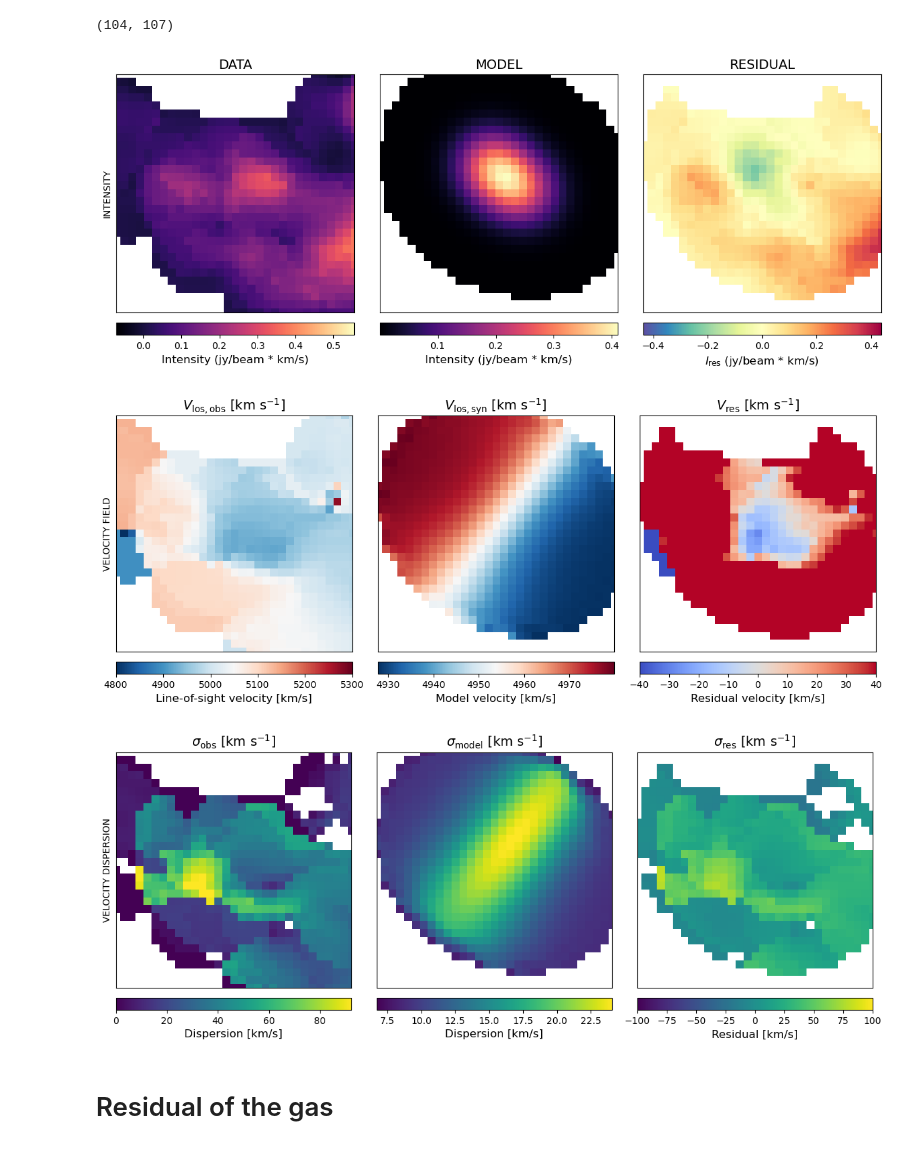
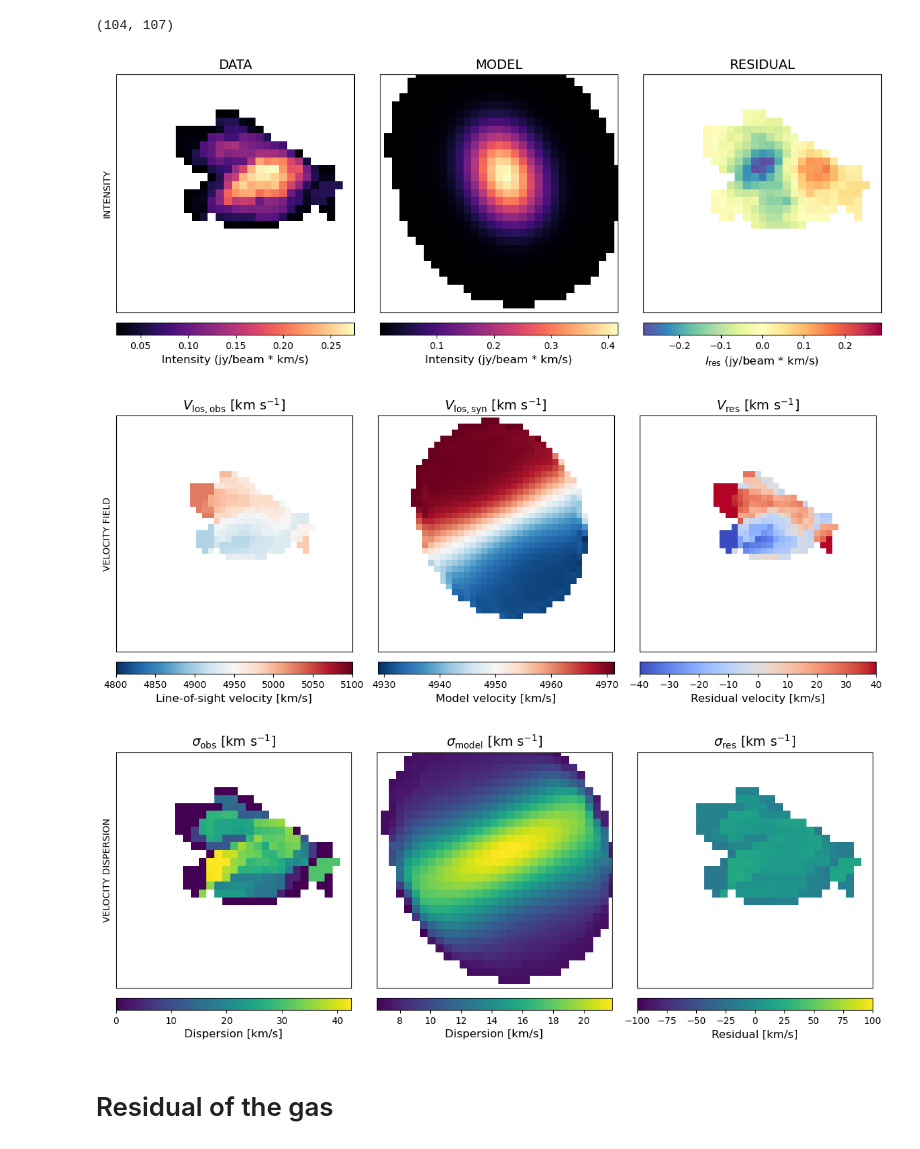
Before and after one commit to AnyelTars/Arp86-Galaxy-System, a Jupyter notebook: USNOA2-1125-19940303/arp86-3_bbaraolo_model.ipynb, the cells around one changed output. Cells and saved outputs as stored; diff of their text form; code cells hidden in the pictures.

```diff
--- a/USNOA2-1125-19940303/arp86-3_bbaraolo_model.ipynb
+++ b/USNOA2-1125-19940303/arp86-3_bbaraolo_model.ipynb
@@ -16,20 +16,20 @@ cube='arp86-3_cube.fits'
 header = fits.getheader(directory+cube)
 data = fits.getdata(directory+cube)
 #data moment0
-data_mom0 = fits.getdata(directory+"output11/SoFiA_J234703.61+292835.6/maps/SoFiA_J234703.61+292835.6_0mom.fits")
-header_mom0 = fits.getheader(directory+"output11/SoFiA_J234703.61+292835.6/maps/SoFiA_J234703.61+292835.6_0mom.fits")
+data_mom0 = fits.getdata(directory+"output/SoFiA_J234703.61+292835.6/maps/SoFiA_J234703.61+292835.6_0mom.fits")
+header_mom0 = fits.getheader(directory+"output/SoFiA_J234703.61+292835.6/maps/SoFiA_J234703.61+292835.6_0mom.fits")
 #data moment1
-data_mom1 = fits.getdata(directory+"output11/SoFiA_J234703.61+292835.6/maps/SoFiA_J234703.61+292835.6_1mom.fits")
+data_mom1 = fits.getdata(directory+"output/SoFiA_J234703.61+292835.6/maps/SoFiA_J234703.61+292835.6_1mom.fits")
 #data moment2
-data_mom2 = fits.getdata(directory+"output11/SoFiA_J234703.61+292835.6/maps/SoFiA_J234703.61+292835.6_2mom.fits")
+data_mom2 = fits.getdata(directory+"output/SoFiA_J234703.61+292835.6/maps/SoFiA_J234703.61+292835.6_2mom.fits")
 #data model
-data_model = fits.getdata(directory+"output11/SoFiA_J234703.61+292835.6/SoFiA_J234703.61+292835.6mod_azim.fits")
+data_model = fits.getdata(directory+"output/SoFiA_J234703.61+292835.6/SoFiA_J234703.61+292835.6mod_azim.fits")
 #moment 0 of the model
-data_model_mom0 = fits.getdata(directory+"output11/SoFiA_J234703.61+292835.6/maps/SoFiA_J234703.61+292835.6mod_0mom_azim.fits")
+data_model_mom0 = fits.getdata(directory+"output/SoFiA_J234703.61+292835.6/maps/SoFiA_J234703.61+292835.6mod_0mom_azim.fits")
 #moment 1 of the model
-data_model_mom1 = fits.getdata(directory+"output11/SoFiA_J234703.61+292835.6/maps/SoFiA_J234703.61+292835.6mod_1mom_azim.fits")
+data_model_mom1 = fits.getdata(directory+"output/SoFiA_J234703.61+292835.6/maps/SoFiA_J234703.61+292835.6mod_1mom_azim.fits")
 #moment 2 of the model
-data_model_mom2 = fits.getdata(directory+"output11/SoFiA_J234703.61+292835.6/maps/SoFiA_J234703.61+292835.6mod_2mom_azim.fits")
+data_model_mom2 = fits.getdata(directory+"output/SoFiA_J234703.61+292835.6/maps/SoFiA_J234703.61+292835.6mod_2mom_azim.fits")
 # %%
 # upload the optical image
 optical_file = "arp86-3-optical.fits"
@@ -266,7 +259,7 @@ plt.savefig("moment0_panels_fixed.jpg", dpi=300, bbox_inches='tight')
 # plt.savefig("moment0_model.eps",format="eps", dpi=300, bbox_inches='tight')
 plt.show()
 # %% [output]
-[figure, old version]
+[figure, new version]
 # %%
 # Create figure and axes
 fig, axs = plt.subplots(1, 3, figsize=(15, 5), gridspec_kw={'wspace': 0.02})
@@ -275,12 +268,12 @@ fig, axs = plt.subplots(1, 3, figsize=(15, 5), gridspec_kw={'wspace': 0.02})
 common_kwargs = dict(origin='lower', interpolation='none')
 
 # ---------- Panel 1: Observed velocity ----------
-im1 = axs[0].imshow(data_mom1, cmap='RdBu_r', vmin=4800, vmax=5300, **common_kwargs)
+im1 = axs[0].imshow(data_mom1, cmap='RdBu_r', vmin=4800, vmax=5100, **common_kwargs)
 axs[0].set_title(r'$V_{\mathrm{los,obs}}$ [km s$^{-1}$]', fontsize=14)
 axs[0].set_ylabel('VELOCITY FIELD')
 axs[0].tick_params(labelbottom=False, labelleft=False, bottom=False, left=False)
-axs[0].set_xlim(25, 55)
-axs[0].set_ylim(20, 50)
+axs[0].set_xlim(20, 60)
+axs[0].set_ylim(15, 55)
 
 divider1 = make_axes_locatable(axs[0])
 cax1 = divider1.append_axes("bottom", size="5%", pad=0.15)
@@ -288,39 +281,39 @@ cbar1 = plt.colorbar(im1, cax=cax1, orientation='horizontal')
 cbar1.set_label('Line-of-sight velocity [km/s]', fontsize=12)
 
 # ---------- Panel 2: Model velocity ----------
 im2 = axs[1].imshow(data_model_mom1, cmap='RdBu_r', **common_kwargs)
 axs[1].set_title(r'$V_{\mathrm{los,syn}}$ [km s$^{-1}$]', fontsize=14)
 axs[1].tick_params(labelbottom=False, labelleft=False, bottom=False, left=False)
-axs[1].set_xlim(25, 55)
-axs[1].set_ylim(20, 50)
+axs[1].set_xlim(20, 60)
+axs[1].set_ylim(15, 55)
 
 divider2 = make_axes_locatable(axs[1])
 cax2 = divider2.append_axes("bottom", size="5%", pad=0.15)
 cbar2 = plt.colorbar(im2, cax=cax2, orientation='horizontal')
 cbar2.set_label('Model velocity [km/s]', fontsize=12)
 
 # ---------- Panel 3: Residual velocity ----------
 resid_vlim = 40  # km/s
 im3 = axs[2].imshow(residual_mom1, cmap='coolwarm', vmin=-resid_vlim, vmax=resid_vlim, **common_kwargs)
 axs[2].set_title(r'$V_{\mathrm{res}}$ [km s$^{-1}$]', fontsize=14)
 axs[2].tick_params(labelbottom=False, labelleft=False, bottom=False, left=False)
-axs[2].set_xlim(25, 55)
-axs[2].set_ylim(20, 50)
+axs[2].set_xlim(20, 60)
+axs[2].set_ylim(15, 55)
 
 divider3 = make_axes_locatable(axs[2])
 cax3 = divider3.append_axes("bottom", size="5%", pad=0.15)
 cbar3 = plt.colorbar(im3, cax=cax3, orientation='horizontal')
 cbar3.set_label(r'Residual velocity [km/s]', fontsize=12)
 
 # Format all panels
 for ax in axs:
     ax.set_aspect('equal')
 
 # Optional: Export as publication-quality PDF
-# plt.savefig("moment1_threepanel_velocity.pdf", dpi=300, bbox_inches='tight')
+plt.savefig("moment1-2MArp3.png", dpi=300, bbox_inches='tight')
 plt.show()
 # %% [output]
-[figure, old version]
+[figure, new version]
 # %%
 # Create figure and axes with tight spacing
 fig, axs = plt.subplots(1, 3, figsize=(15, 5), gridspec_kw={'wspace': 0.02})
@@ -376,7 +369,7 @@ for ax in axs:
 # plt.savefig("moment2_threepanel_dispersion.pdf", dpi=300, bbox_inches='tight')
 plt.show()
 # %% [output]
-[figure, old version]
+[figure, new version]
 # %% [markdown]
 # Residual of the gas
 # %%
```
Also changed, not shown: parts of 14 cells of this notebook.
